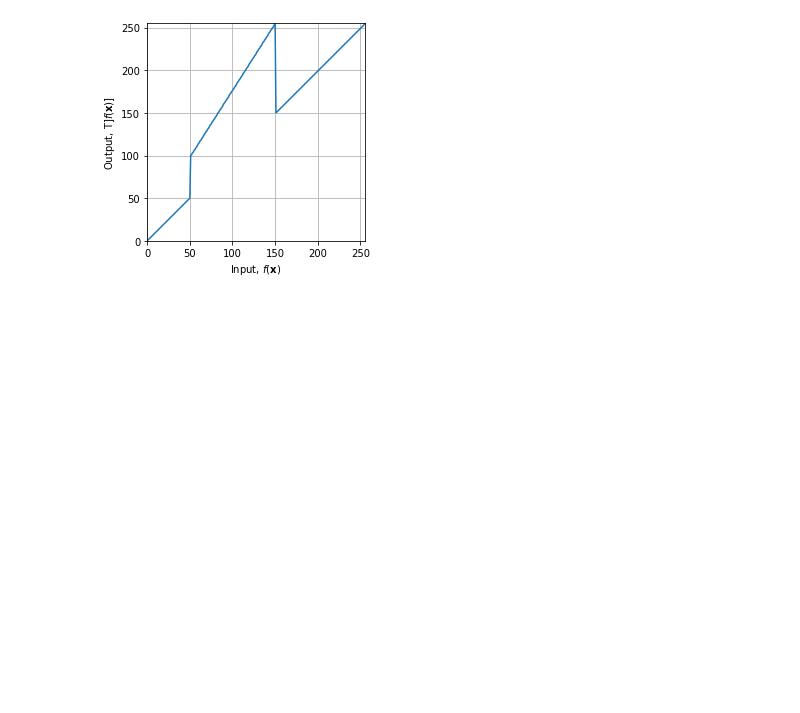
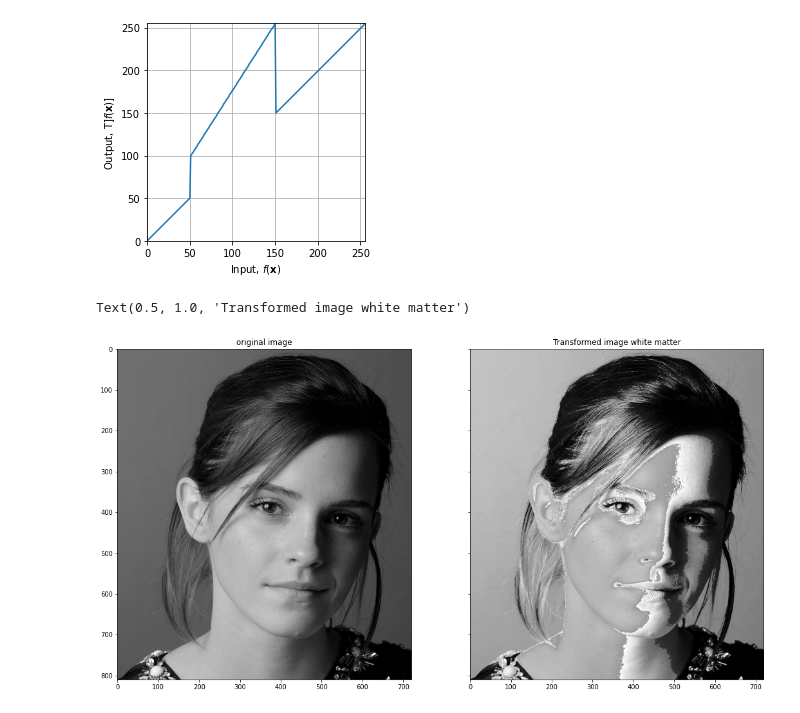
Before and after one commit to pankajan-T/Image-Processing-Fundamental, a Jupyter notebook: Ass1/Assignment1.ipynb, the cells around one changed output. Drawn from its saved outputs; the diff is of its cells as text; code cells hidden in the pictures; blank space fills up the shorter version.

```diff
--- a/Ass1/Assignment1.ipynb
+++ b/Ass1/Assignment1.ipynb
@@ -6,31 +6,39 @@ import numpy as np
 # %%
 
 c= np.array([(50, 50), (50, 100) , (150, 255), (150,150) , (255,255)])
 t1 = np.linspace(0, c[0,1], c[0,0] + 1-0).astype('uint8')
 t2 = np.linspace(c[0, 1] + 1, c[1,1], c[1,0]-c[0,0]).astype('uint8')
 t3 = np. linspace(c[1,1], c[2,1], c[2,0]-c[1,0]).astype('uint8')
 t4 = np. linspace(c[2,1], c[3,1], c[3,0]-c[2,0]).astype('uint8')
 t5 = np. linspace(c[3,1], c[4,1], c[4,0]-c[3,0]).astype('uint8')
 transform = np.concatenate((t1,t2,t3,t4), axis=0).astype('uint8')
 transform = np.concatenate((transform, t5), axis=0).astype('uint8')
 
 fig,ax = plt.subplots()
 ax.plot(transform)
 
 ax.set_xlabel(r'Input, $f(\mathbf {x})$')
 ax.set_ylabel('Output, $\mathrm{T}]f(\mathbf {x})]$')
 ax.set_xlim (0,255)
 ax.set_ylim (0,255)
 ax.set_aspect('equal')
 plt. savefig('transform.png')
 plt.grid()
 plt.show()
 img_orig = cv.imread('emma_gray.jpg', cv.IMREAD_GRAYSCALE)
 image_transformed = cv.LUT(img_orig, transform)
 
 
-cv.imshow("Image",image_transformed)
-cv.waitKey(0)
-cv.destroyAllWindows()
+# cv.imshow("Image",image_transformed)
+# cv.waitKey(0)
+# cv.destroyAllWindows()
+
+fig, ax  = plt.subplots(1,2, sharex='all', sharey='all', figsize=(18,18))
+ax[0].imshow(img_orig,cmap='gray')
+ax[0].set_title('original image')
+ax[1].imshow(image_transformed,cmap='gray')
+ax[1].set_title('Transformed image white matter')
 # %% [output]
 [figure]
+Text(0.5, 1.0, 'Transformed image white matter')
+[figure, added]
```
Also changed, not shown: parts of 1 cell of this notebook, 1 other file.
